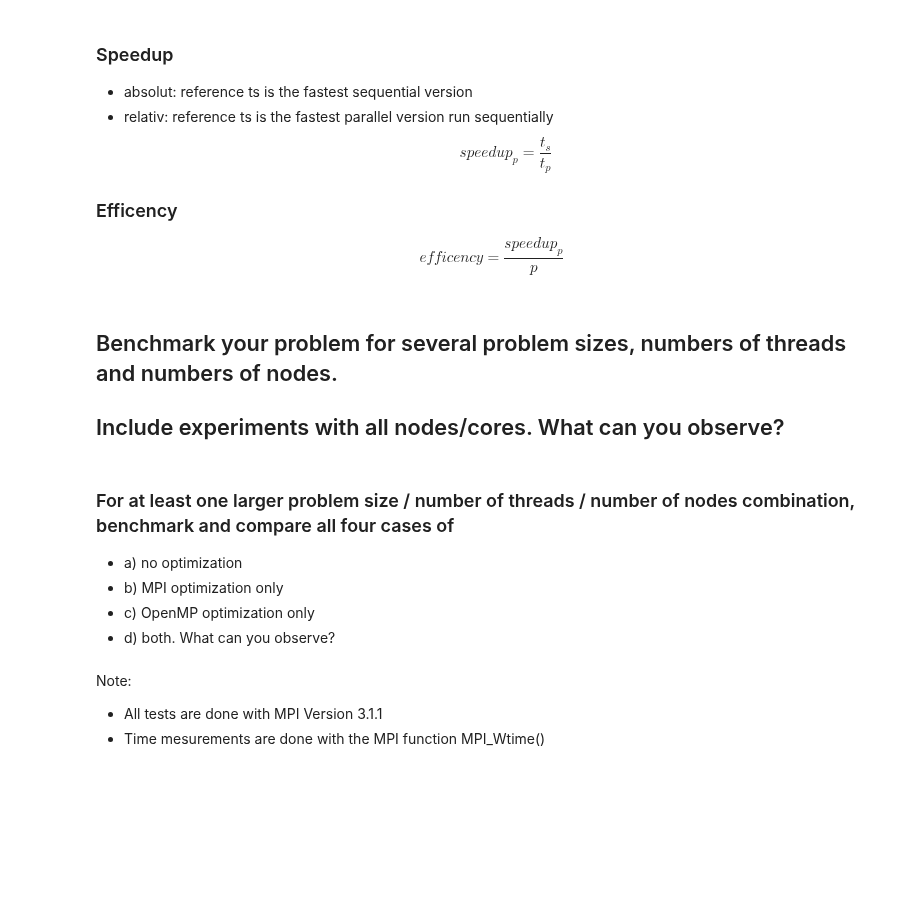
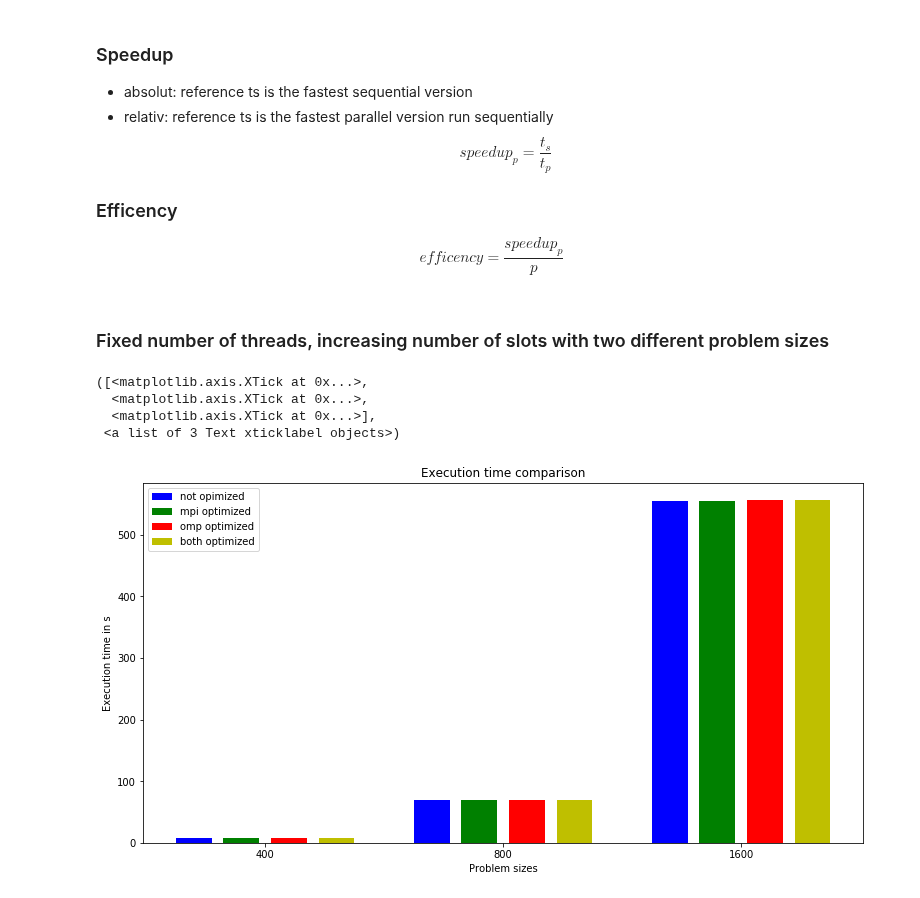
Before and after one commit to ChrisEngelhardt/parsys_19, a Jupyter notebook: proseminar/10/solution.ipynb, the cells around one changed output. Drawn from its saved outputs; the diff is of its cells as text; code cells hidden in the pictures; blank space fills up the shorter version.

Commit message:
added bunch of plots

```diff
--- a/proseminar/10/solution.ipynb
+++ b/proseminar/10/solution.ipynb
@@ -64,3 +43,0 @@ def plot2(ax1, data, title = "", typeOfGrahp=""):
-# %% [markdown]
-## Benchmark your problem for several problem sizes, numbers of threads and numbers of nodes.
-## Include experiments with all nodes/cores. What can you observe?
@@ -72,10 +44,53 @@ def plot2(ax1, data, title = "", typeOfGrahp=""):
-# %% [markdown]
-### For at least one larger problem size / number of threads / number of nodes combination, benchmark and compare all four cases of
-- a) no optimization
-- b) MPI optimization only
-- c) OpenMP optimization only
-- d) both. What can you observe?
-# %% [markdown]
-Note:
-- All tests are done with MPI Version 3.1.1
-- Time mesurements are done with the MPI function MPI_Wtime()
+# %% [markdown]
+### Fixed number of threads, increasing number of slots with two different problem sizes
+# %%
+plt.rcParams["figure.figsize"] = (10,5)
+
+def prepareData(data, problemSize):
+    data = data[problemSize]
+    reference = data[0]["t"]
+    similar = [d for d in data if d["slots"] == d["threads"]]
+    def prepareData(data):
+        operations = [d["threads"] * d["slots"] for d in data]
+        speedup = [reference/d["t"] for d in data]
+        efficency = [speedup[i] / operations[i] for i in range(0,len(operations))]
+        execTime = [d["t"] for d in data]
+        return{"operations":operations, "speedup":speedup, "efficency":efficency, "execTime":execTime, "problemSize":problemSize}
+    return {"data":prepareData(similar), "problemSize":problemSize}
+
+
+
+
+final_heat_stencil_data = {problemSize:prepareData(heat_stencil_data, problemSize) for problemSize in problemSizes}
+final_mpi_optimized_stencil_data = {problemSize:prepareData(mpi_optimized_stencil_data, problemSize) for problemSize in problemSizes}
+final_omp_optimized_stencil_data = {problemSize:prepareData(omp_optimized_stencil_data, problemSize) for problemSize in problemSizes}
+final_mpi_omp_optimized_stencil_data = {problemSize:prepareData(mpi_omp_optimized_stencil_data, problemSize) for problemSize in problemSizes}
+
+problemSizes = [400,800,1600]
+
+d = [
+    [ final_heat_stencil_data[pSize]["data"]["execTime"][0] for pSize in problemSizes ],
+    [ final_mpi_optimized_stencil_data[pSize]["data"]["execTime"][0] for pSize in problemSizes ],
+    [ final_omp_optimized_stencil_data[pSize]["data"]["execTime"][0] for pSize in problemSizes ],
+    [ final_mpi_omp_optimized_stencil_data[pSize]["data"]["execTime"][0] for pSize in problemSizes ]
+]
+
+X = np.arange(len(problemSizes))
+fig = plt.figure()
+ax = fig.add_axes([0,0,1,1])
+ax.bar(X - 0.3, d[0], color = 'b', width = 0.15)
+ax.bar(X - 0.1, d[1], color = 'g', width = 0.15)
+ax.bar(X + 0.1, d[2], color = 'r', width = 0.15)
+ax.bar(X + 0.3, d[2], color = 'y', width = 0.15)
+
+ax.set_title('Execution time comparison')
+ax.set_ylabel('Execution time in s')
+ax.set_xlabel('Problem sizes')
+ax.legend(labels=['not opimized', 'mpi optimized', 'omp optimized', 'both optimized'])
+plt.xticks(X, problemSizes)
+# %% [output]
+([<matplotlib.axis.XTick at 0x...>,
+  <matplotlib.axis.XTick at 0x...>,
+  <matplotlib.axis.XTick at 0x...>],
+ <a list of 3 Text xticklabel objects>)
+[figure, added]
```
Also changed, not shown: parts of 8 cells of this notebook, 4 other files.
